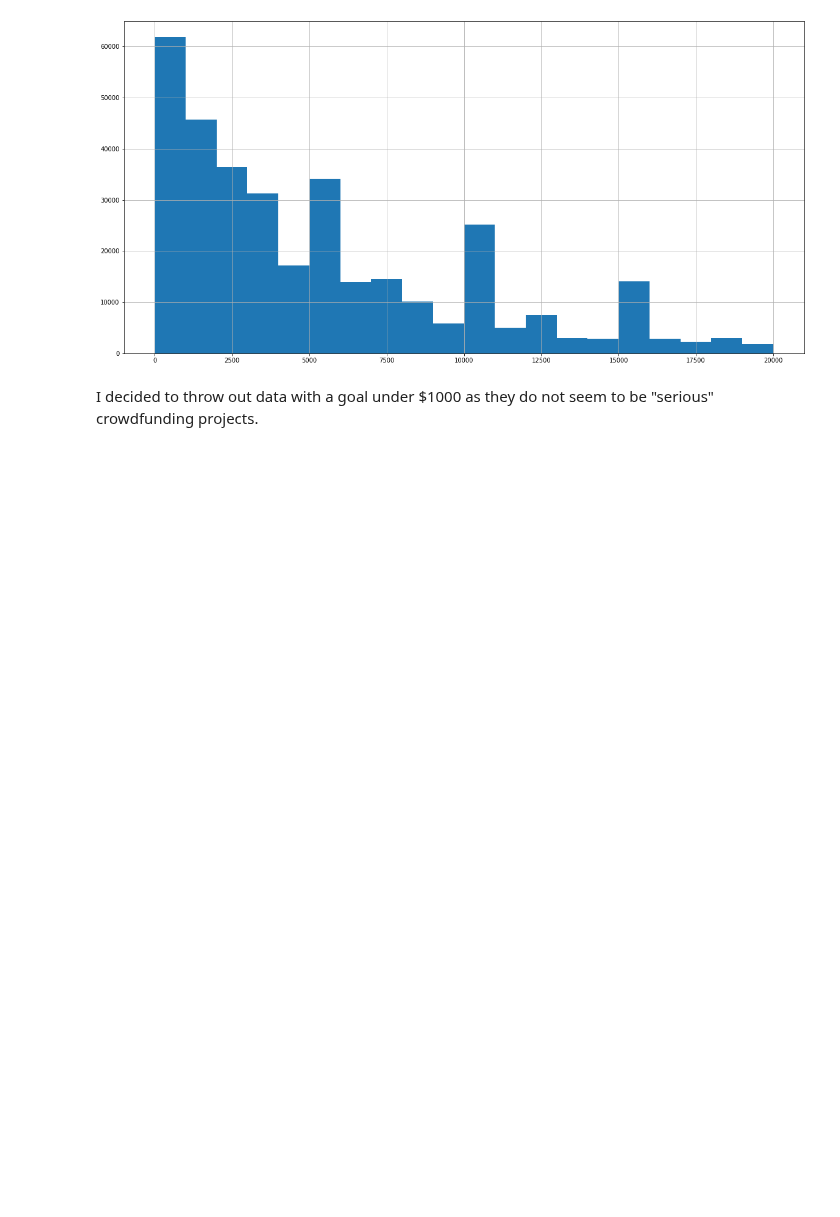
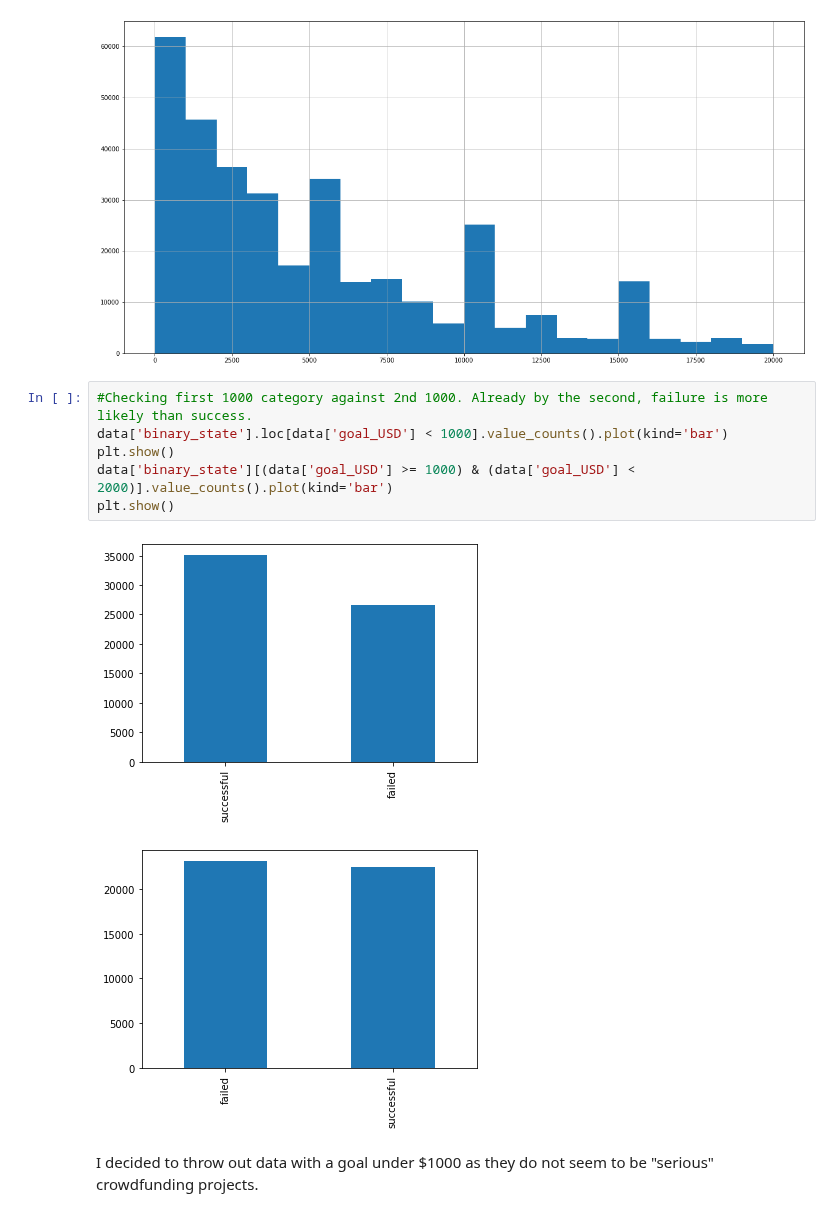
Before and after one commit to dwitten392/Springboard---DW, a Jupyter notebook: Capstone 1 - Kickstarter/Kickstarter Projects.ipynb, the cells around one changed output. Saved outputs shown, nothing was run; the diff lists cells and outputs as text; blank space fills up the shorter version.

Commit message:
data cleaning almost complete 11/4

```diff
--- a/Capstone 1 - Kickstarter/Kickstarter Projects.ipynb
+++ b/Capstone 1 - Kickstarter/Kickstarter Projects.ipynb
@@ -36,6 +36,15 @@ data['goal_USD'].loc[data['goal_USD'] < 20000].hist(bins = 20, figsize=(20,10))
 plt.show()
 # %% [output]
 [figure]
+# %%
+#Checking first 1000 category against 2nd 1000. Already by the second, failure is more likely than success.
+data['binary_state'].loc[data['goal_USD'] < 1000].value_counts().plot(kind='bar')
+plt.show()
+data['binary_state'][(data['goal_USD'] >= 1000) & (data['goal_USD'] < 2000)].value_counts().plot(kind='bar')
+plt.show()
+# %% [output]
+[figure, added]
+[figure, added]
 # %% [markdown]
 I decided to throw out data with a goal under $1000 as they do not seem to be "serious" crowdfunding projects.
 # %%
```
Also changed, not shown: parts of 4 cells of this notebook.
